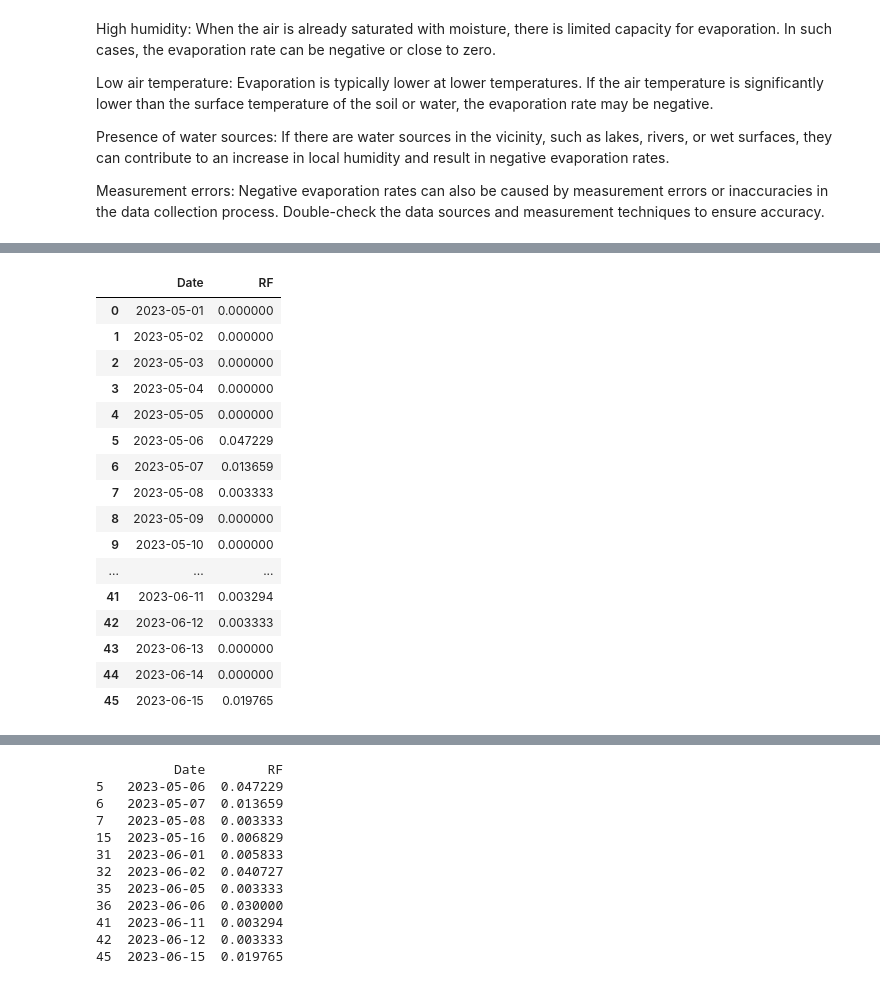
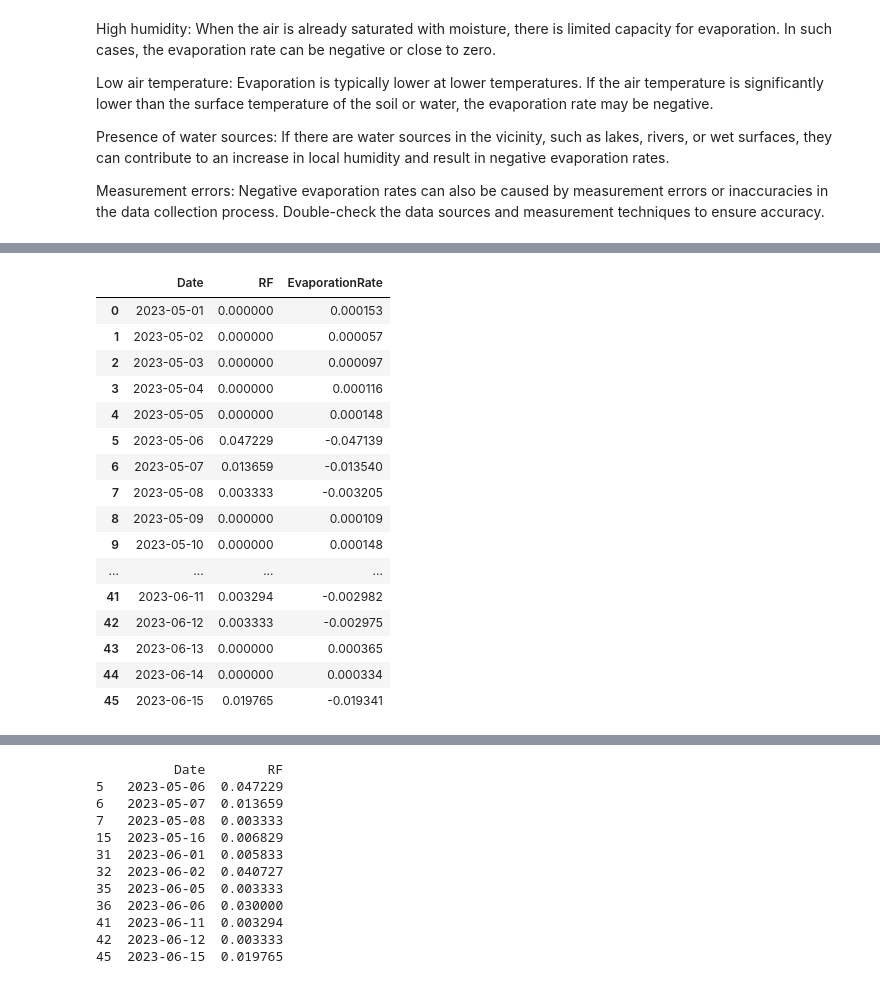
Before and after one commit to karthikmandelli/frugal-labs-, a Jupyter notebook: Copy_of_original_soil_evaporation.ipynb, the cells around one changed output, grey strips where cells are left out. Drawn from its saved outputs; the diff is of its cells as text; code cells hidden in the pictures.

```diff
--- a/Copy_of_original_soil_evaporation.ipynb
+++ b/Copy_of_original_soil_evaporation.ipynb
@@ -280,3 +261,14 @@ print(evaporation_data_final)
 43  2023-06-13         0.000365
 44  2023-06-14         0.000334
 45  2023-06-15        -0.019341
+# %%
+import pandas as pd
+
+# Calculate evaporation rate
+evaporation_data_final = calculate_evaporation_rate2(se)
+
+# Merge evaporation data with the original dataset based on the 'Date' column
+se_with_evaporation = pd.merge(se, evaporation_data_final, on='Date')
+
+# Print the updated dataset
+print(se_with_evaporation)
@@ -283,20 +293,20 @@ print(evaporation_data_final)
 # %%
-se[["Date","RF"]]
+se_with_evaporation[["Date","RF","EvaporationRate"]]
 # %% [output]
-|  | Date | RF |
-| 0 | 2023-05-01 | 0.000000 |
-| 1 | 2023-05-02 | 0.000000 |
-| 2 | 2023-05-03 | 0.000000 |
-| 3 | 2023-05-04 | 0.000000 |
-| 4 | 2023-05-05 | 0.000000 |
-| 5 | 2023-05-06 | 0.047229 |
-| 6 | 2023-05-07 | 0.013659 |
-| 7 | 2023-05-08 | 0.003333 |
-| 8 | 2023-05-09 | 0.000000 |
-| 9 | 2023-05-10 | 0.000000 |
-| ... | ... | ... |
-| 41 | 2023-06-11 | 0.003294 |
-| 42 | 2023-06-12 | 0.003333 |
-| 43 | 2023-06-13 | 0.000000 |
-| 44 | 2023-06-14 | 0.000000 |
-| 45 | 2023-06-15 | 0.019765 |
+|  | Date | RF | EvaporationRate |
+| 0 | 2023-05-01 | 0.000000 | 0.000153 |
+| 1 | 2023-05-02 | 0.000000 | 0.000057 |
+| 2 | 2023-05-03 | 0.000000 | 0.000097 |
+| 3 | 2023-05-04 | 0.000000 | 0.000116 |
+| 4 | 2023-05-05 | 0.000000 | 0.000148 |
+| 5 | 2023-05-06 | 0.047229 | -0.047139 |
+| 6 | 2023-05-07 | 0.013659 | -0.013540 |
+| 7 | 2023-05-08 | 0.003333 | -0.003205 |
+| 8 | 2023-05-09 | 0.000000 | 0.000109 |
+| 9 | 2023-05-10 | 0.000000 | 0.000148 |
+| ... | ... | ... | ... |
+| 41 | 2023-06-11 | 0.003294 | -0.002982 |
+| 42 | 2023-06-12 | 0.003333 | -0.002975 |
+| 43 | 2023-06-13 | 0.000000 | 0.000365 |
+| 44 | 2023-06-14 | 0.000000 | 0.000334 |
+| 45 | 2023-06-15 | 0.019765 | -0.019341 |
```
Also changed, not shown: parts of 8 cells of this notebook.
